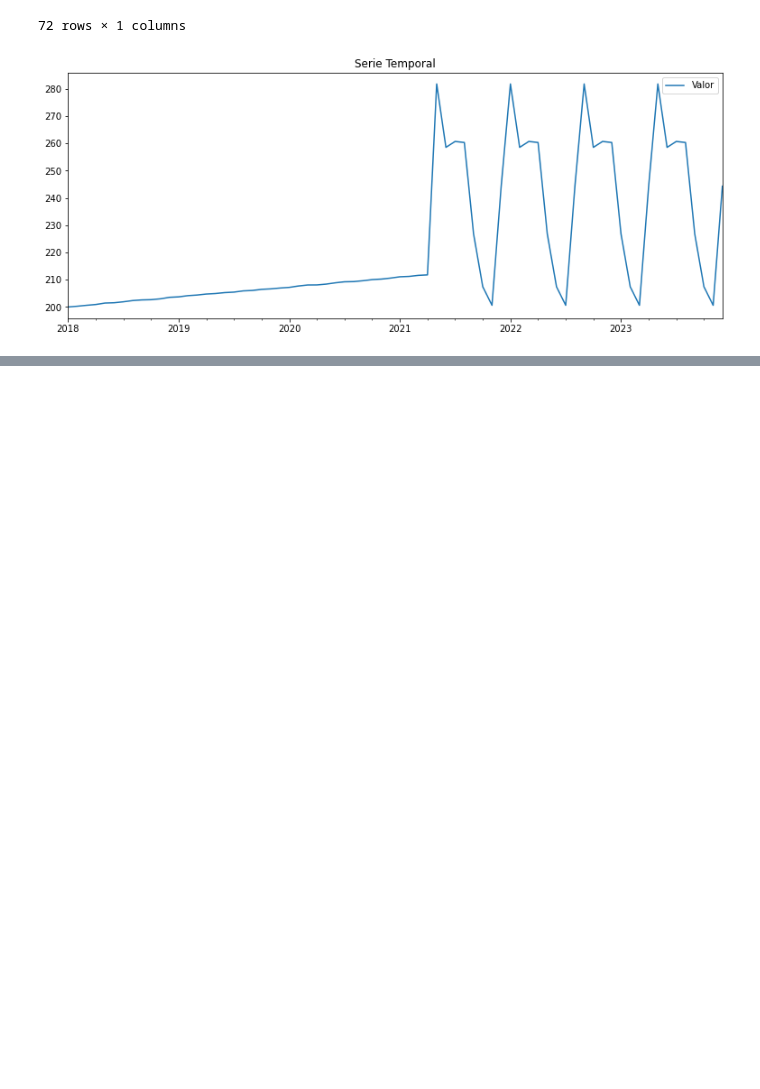
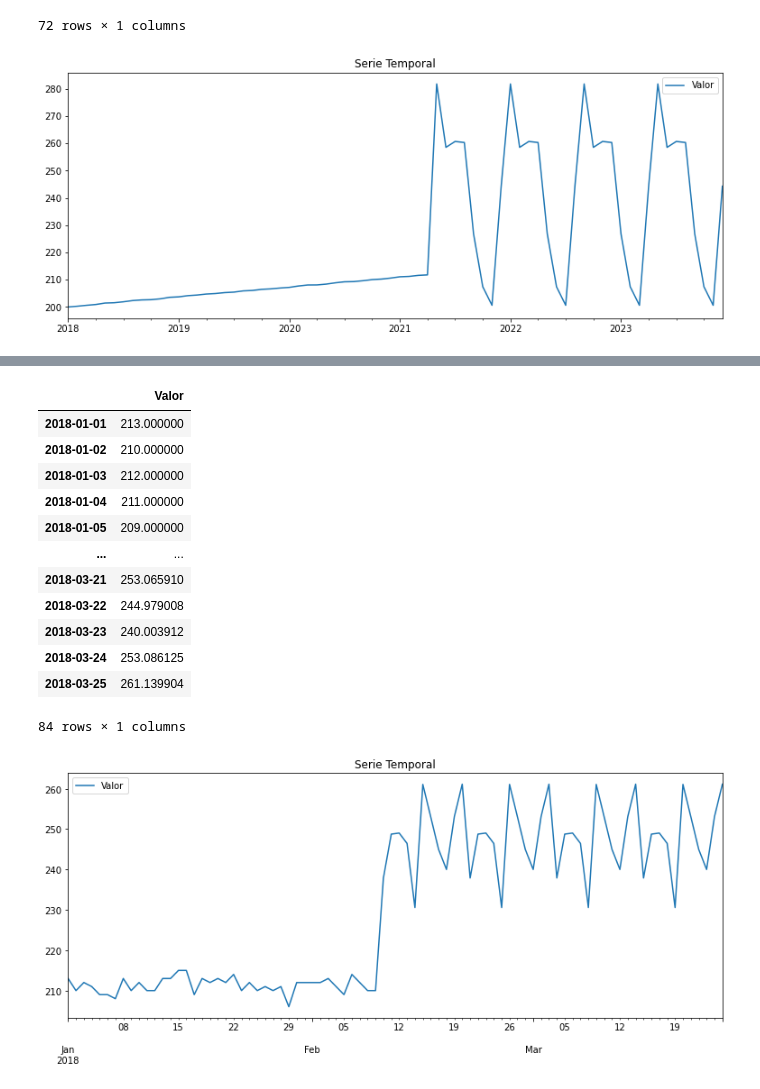
Before and after one commit to davidraamirez/drift-detection_data-augmentation, a Jupyter notebook: series_temporales_sinteticas/EJEMPLOS_FUNCIONES_GENERALES.ipynb, the cells around one changed output, grey strips where cells are left out. Drawn from its saved outputs; the diff is of its cells as text; code cells hidden in the pictures; blank space fills up the shorter version.

```diff
--- a/series_temporales_sinteticas/EJEMPLOS_FUNCIONES_GENERALES.ipynb
+++ b/series_temporales_sinteticas/EJEMPLOS_FUNCIONES_GENERALES.ipynb
@@ -2180,0 +2215,17 @@ crear_df_fin_DRIFT(fecha1,fecha2,'M',columna,params_tend1,params_per2,16,40)
+# %%
+crear_df_periodos_DRIFT(fecha1,periodos,'D',columna,paramsD2,params_per2,3,40)
+# %% [output]
+|  | Valor |
+| 2018-01-01 | 213.000000 |
+| 2018-01-02 | 210.000000 |
+| 2018-01-03 | 212.000000 |
+| 2018-01-04 | 211.000000 |
+| 2018-01-05 | 209.000000 |
+| ... | ... |
+| 2018-03-21 | 253.065910 |
+| 2018-03-22 | 244.979008 |
+| 2018-03-23 | 240.003912 |
+| 2018-03-24 | 253.086125 |
+| 2018-03-25 | 261.139904 |
+84 rows × 1 columns
+[figure, added]
```
Also changed, not shown: parts of 15 cells of this notebook.
